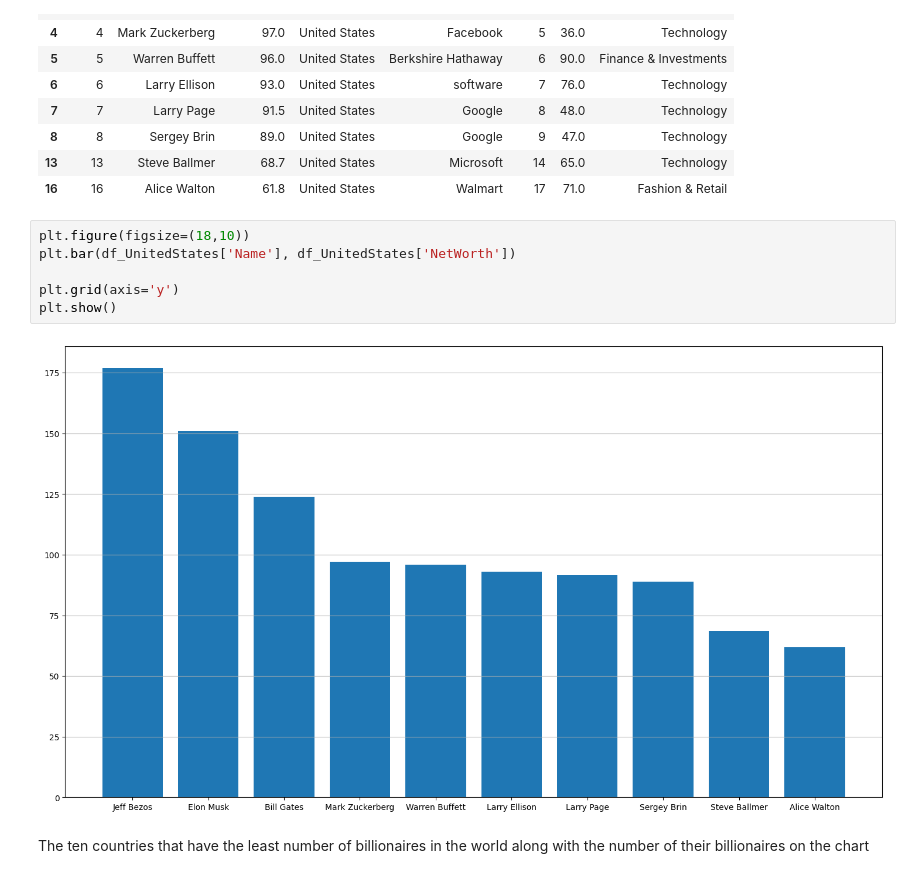
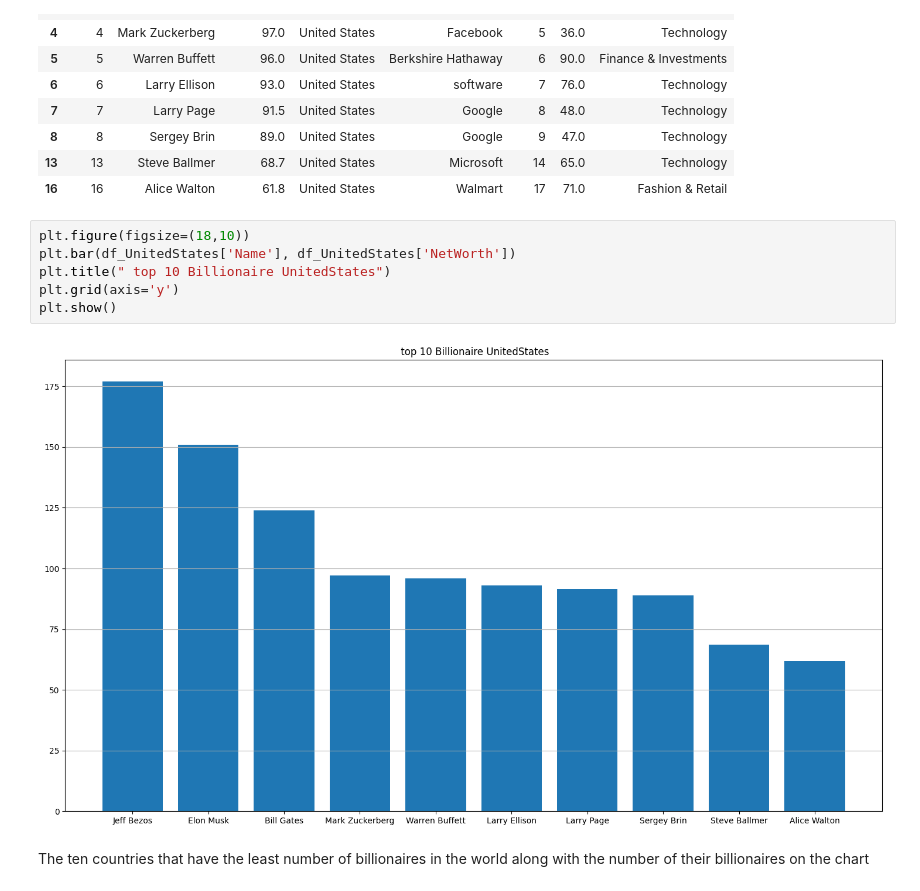
Before and after one commit to KhadijehValipour/MachineLearning3, a Jupyter notebook: Billionaire.ipynb, the cells around one changed output. Drawn from its saved outputs; the diff is of its cells as text.

```diff
--- a/Billionaire.ipynb
+++ b/Billionaire.ipynb
@@ -241,11 +242,11 @@ df_UnitedStates
 # %%
 plt.figure(figsize=(18,10))
 plt.bar(df_UnitedStates['Name'], df_UnitedStates['NetWorth'])
-
+plt.title(" top 10 Billionaire UnitedStates")
 plt.grid(axis='y')
 plt.show()
 # %% [output]
-[figure, old version]
+[figure, new version]
 # %% [markdown]
 The ten countries that have the least number of billionaires in the world along with the number of their billionaires on the chart
 # %%
```
Also changed, not shown: parts of 5 cells of this notebook, 9 other files.
